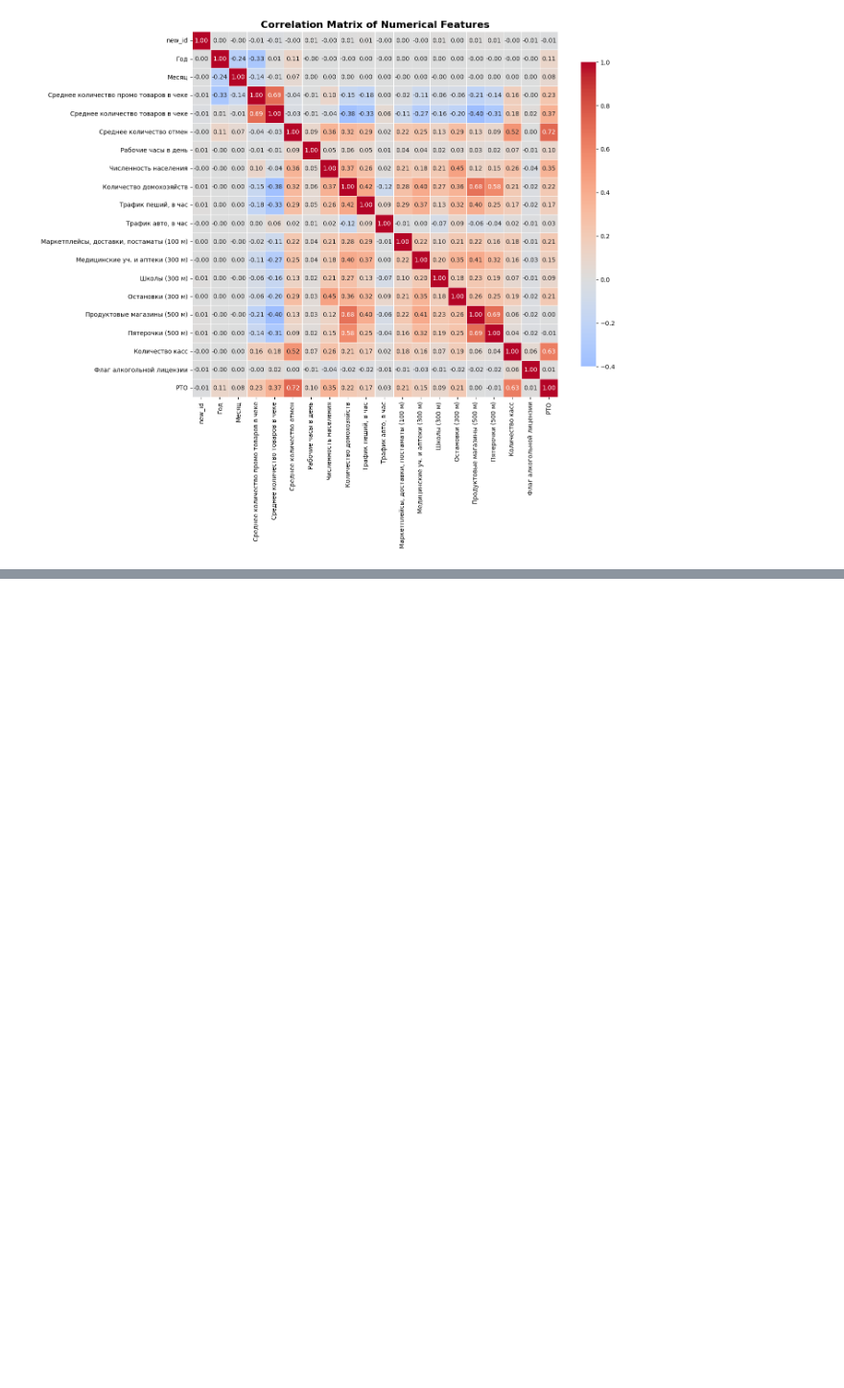
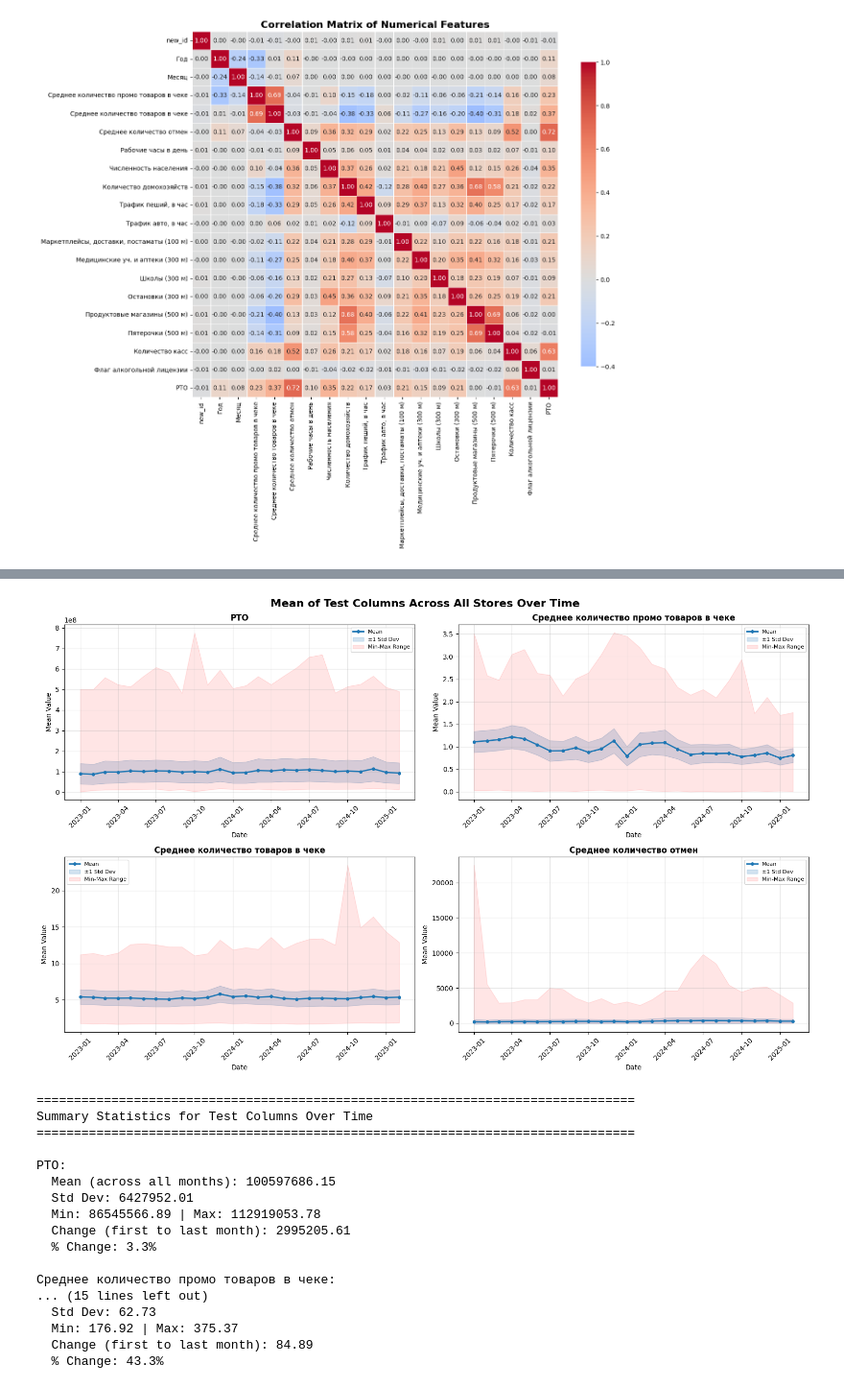
Before and after one commit to danman55575/hack_x5_athlon, a Jupyter notebook: notebooks/EDA.ipynb, the cells around one changed output, grey strips where cells are left out. Shown at 96% size. Drawn from its saved outputs; the diff is of its cells as text; code cells hidden in the pictures; blank space fills up the shorter version.

```diff
--- a/notebooks/EDA.ipynb
+++ b/notebooks/EDA.ipynb
@@ -362,3 +513,76 @@ plt.show()
+# %%
+# Plot distribution of mean for test_columns across all stores over time
+fig, axes = plt.subplots(2, 2, figsize=(16, 10))
+fig.suptitle('Mean of Test Columns Across All Stores Over Time', fontsize=16, fontweight='bold')
+
+# Create date column for x-axis
+df_inflation_adjusted['Date'] = pd.to_datetime(df_inflation_adjusted[['Год', 'Месяц']].rename(columns={'Год': 'year', 'Месяц': 'month'}).assign(day=1))
+
+axes = axes.flatten()
+
+for idx, col in enumerate(test_columns):
+    ax = axes[idx]
+
+    # Calculate mean by month
+    monthly_mean = df_inflation_adjusted.groupby('Date')[col].agg(['mean', 'std', 'min', 'max']).reset_index()
+
+    # Plot mean line
+    ax.plot(monthly_mean['Date'], monthly_mean['mean'], marker='o', linewidth=2,
+            label='Mean', color='#1f77b4', markersize=4)
+
+    # Add confidence band (mean ± std)
+    ax.fill_between(monthly_mean['Date'],
+                     monthly_mean['mean'] - monthly_mean['std'],
+                     monthly_mean['mean'] + monthly_mean['std'],
+                     alpha=0.2, color='#1f77b4', label='±1 Std Dev')
+
+    # Add min/max range
+    ax.fill_between(monthly_mean['Date'],
+                     monthly_mean['min'],
+                     monthly_mean['max'],
+                     alpha=0.1, color='red', label='Min-Max Range')
+
+    ax.set_title(col, fontsize=12, fontweight='bold')
+    ax.set_xlabel('Date')
+    ax.set_ylabel('Mean Value')
+    ax.grid(True, alpha=0.3)
+    ax.legend(fontsize=8)
+    ax.tick_params(axis='x', rotation=45)
+
+plt.tight_layout()
+plt.show()
+
+# Print summary statistics
+print("\n" + "="*80)
+print("Summary Statistics for Test Columns Over Time")
+print("="*80)
+for col in test_columns:
+    monthly_mean = df_inflation_adjusted.groupby('Date')[col].mean()
+    print(f"\n{col}:")
+    print(f"  Mean (across all months): {monthly_mean.mean():.2f}")
+    print(f"  Std Dev: {monthly_mean.std():.2f}")
+    print(f"  Min: {monthly_mean.min():.2f} | Max: {monthly_mean.max():.2f}")
+    print(f"  Change (first to last month): {monthly_mean.iloc[-1] - monthly_mean.iloc[0]:.2f}")
+    print(f"  % Change: {((monthly_mean.iloc[-1] - monthly_mean.iloc[0]) / monthly_mean.iloc[0] * 100):.1f}%")
+# %% [output]
+[figure, added]
+================================================================================
+Summary Statistics for Test Columns Over Time
+================================================================================
+
+РТО:
+  Mean (across all months): 100597686.15
+  Std Dev: 6427952.01
+  Min: 86545566.89 | Max: 112919053.78
+  Change (first to last month): 2995205.61
+  % Change: 3.3%
+
+Среднее количество промо товаров в чеке:
+... (15 lines left out)
+  Std Dev: 62.73
+  Min: 176.92 | Max: 375.37
+  Change (first to last month): 84.89
+  % Change: 43.3%
 # %% [markdown]
 ## TODO
 1) Сделать поправку на инфляцию
```
Also changed, not shown: parts of 4 cells of this notebook.
